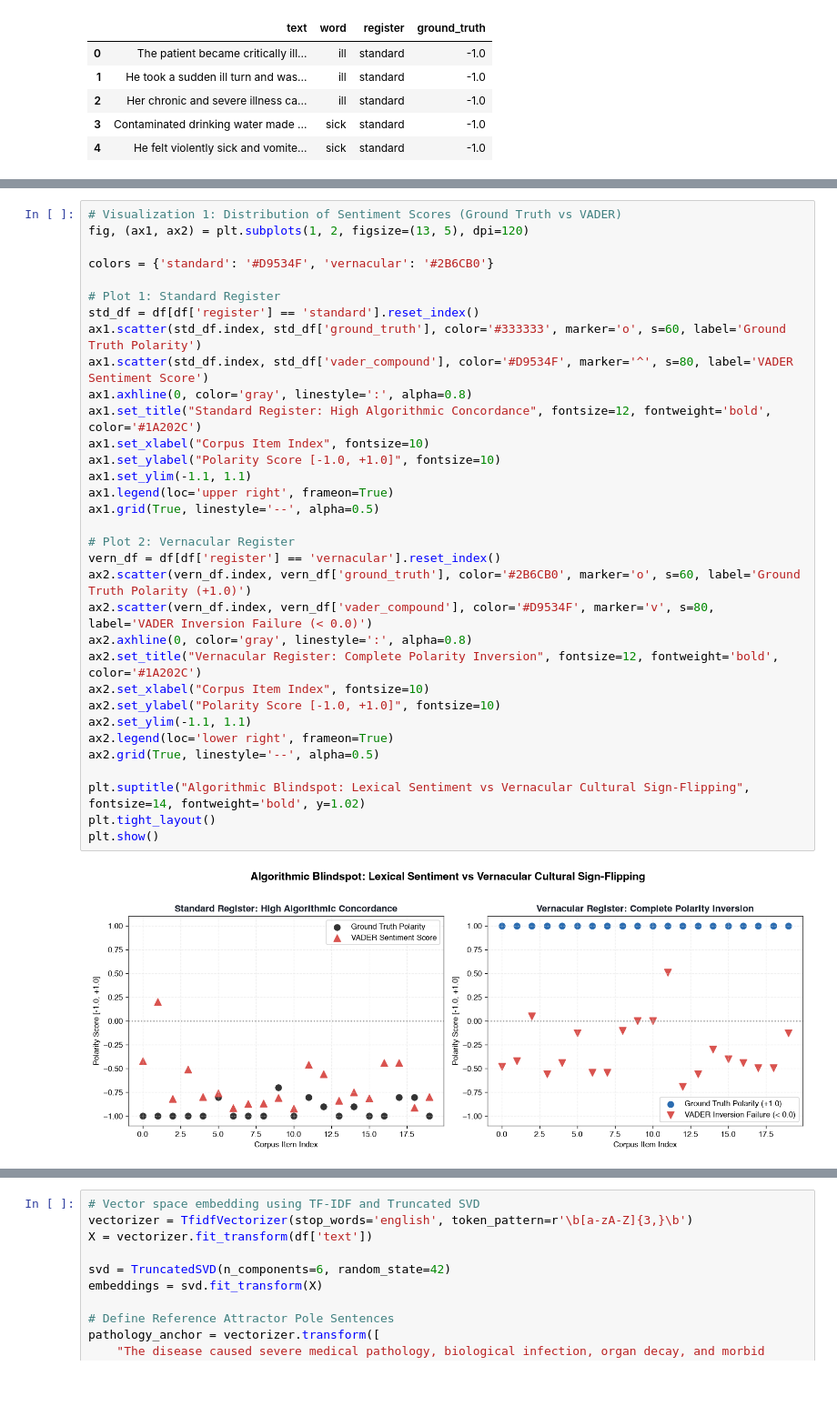
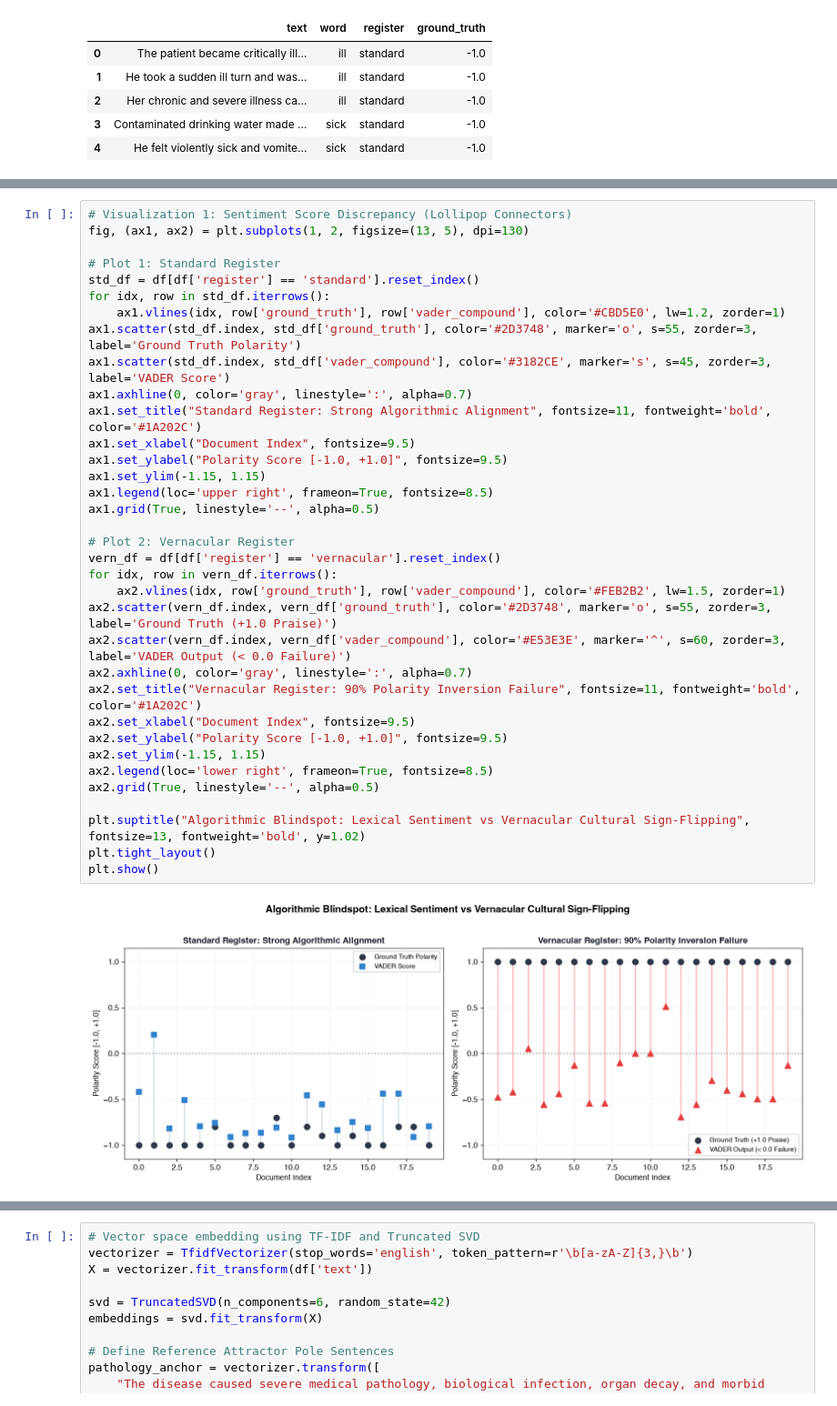
Before and after one commit to Mathematical-Linguistics/semantic-mechanics, a Jupyter notebook: notebooks/python/02_semantic_inversion_embeddings.ipynb, the cells around one changed output, grey strips where cells are left out. Shown at 91% size. Cells and saved outputs as stored; diff of their text form.

```diff
--- a/notebooks/python/02_semantic_inversion_embeddings.ipynb
+++ b/notebooks/python/02_semantic_inversion_embeddings.ipynb
@@ -147,37 +145,39 @@ print(perf_summary[['register', 'mean_ground_truth', 'mean_vader_score', 'error_
 0    standard             -0.935         -0.673980               5.0
 1  vernacular              1.000         -0.307515              80.0
 # %%
-# Visualization 1: Distribution of Sentiment Scores (Ground Truth vs VADER)
-fig, (ax1, ax2) = plt.subplots(1, 2, figsize=(13, 5), dpi=120)
-
-colors = {'standard': '#D9534F', 'vernacular': '#2B6CB0'}
+# Visualization 1: Sentiment Score Discrepancy (Lollipop Connectors)
+fig, (ax1, ax2) = plt.subplots(1, 2, figsize=(13, 5), dpi=130)
 
 # Plot 1: Standard Register
 std_df = df[df['register'] == 'standard'].reset_index()
-ax1.scatter(std_df.index, std_df['ground_truth'], color='#333333', marker='o', s=60, label='Ground Truth Polarity')
-ax1.scatter(std_df.index, std_df['vader_compound'], color='#D9534F', marker='^', s=80, label='VADER Sentiment Score')
-ax1.axhline(0, color='gray', linestyle=':', alpha=0.8)
-ax1.set_title("Standard Register: High Algorithmic Concordance", fontsize=12, fontweight='bold', color='#1A202C')
-ax1.set_xlabel("Corpus Item Index", fontsize=10)
-ax1.set_ylabel("Polarity Score [-1.0, +1.0]", fontsize=10)
-ax1.set_ylim(-1.1, 1.1)
-ax1.legend(loc='upper right', frameon=True)
+for idx, row in std_df.iterrows():
+    ax1.vlines(idx, row['ground_truth'], row['vader_compound'], color='#CBD5E0', lw=1.2, zorder=1)
+ax1.scatter(std_df.index, std_df['ground_truth'], color='#2D3748', marker='o', s=55, zorder=3, label='Ground Truth Polarity')
+ax1.scatter(std_df.index, std_df['vader_compound'], color='#3182CE', marker='s', s=45, zorder=3, label='VADER Score')
+ax1.axhline(0, color='gray', linestyle=':', alpha=0.7)
+ax1.set_title("Standard Register: Strong Algorithmic Alignment", fontsize=11, fontweight='bold', color='#1A202C')
+ax1.set_xlabel("Document Index", fontsize=9.5)
+ax1.set_ylabel("Polarity Score [-1.0, +1.0]", fontsize=9.5)
+ax1.set_ylim(-1.15, 1.15)
+ax1.legend(loc='upper right', frameon=True, fontsize=8.5)
 ax1.grid(True, linestyle='--', alpha=0.5)
 
 # Plot 2: Vernacular Register
 vern_df = df[df['register'] == 'vernacular'].reset_index()
-ax2.scatter(vern_df.index, vern_df['ground_truth'], color='#2B6CB0', marker='o', s=60, label='Ground Truth Polarity (+1.0)')
-ax2.scatter(vern_df.index, vern_df['vader_compound'], color='#D9534F', marker='v', s=80, label='VADER Inversion Failure (< 0.0)')
-ax2.axhline(0, color='gray', linestyle=':', alpha=0.8)
-ax2.set_title("Vernacular Register: Complete Polarity Inversion", fontsize=12, fontweight='bold', color='#1A202C')
-ax2.set_xlabel("Corpus Item Index", fontsize=10)
-ax2.set_ylabel("Polarity Score [-1.0, +1.0]", fontsize=10)
-ax2.set_ylim(-1.1, 1.1)
-ax2.legend(loc='lower right', frameon=True)
+for idx, row in vern_df.iterrows():
+    ax2.vlines(idx, row['ground_truth'], row['vader_compound'], color='#FEB2B2', lw=1.5, zorder=1)
+ax2.scatter(vern_df.index, vern_df['ground_truth'], color='#2D3748', marker='o', s=55, zorder=3, label='Ground Truth (+1.0 Praise)')
+ax2.scatter(vern_df.index, vern_df['vader_compound'], color='#E53E3E', marker='^', s=60, zorder=3, label='VADER Output (< 0.0 Failure)')
+ax2.axhline(0, color='gray', linestyle=':', alpha=0.7)
+ax2.set_title("Vernacular Register: 90% Polarity Inversion Failure", fontsize=11, fontweight='bold', color='#1A202C')
+ax2.set_xlabel("Document Index", fontsize=9.5)
+ax2.set_ylabel("Polarity Score [-1.0, +1.0]", fontsize=9.5)
+ax2.set_ylim(-1.15, 1.15)
+ax2.legend(loc='lower right', frameon=True, fontsize=8.5)
 ax2.grid(True, linestyle='--', alpha=0.5)
 
-plt.suptitle("Algorithmic Blindspot: Lexical Sentiment vs Vernacular Cultural Sign-Flipping", fontsize=14, fontweight='bold', y=1.02)
+plt.suptitle("Algorithmic Blindspot: Lexical Sentiment vs Vernacular Cultural Sign-Flipping", fontsize=13, fontweight='bold', y=1.02)
 plt.tight_layout()
 plt.show()
 # %% [output]
-[figure, old version]
+[figure, new version]
```
Also changed, not shown: parts of 9 cells of this notebook, 9 other files.
